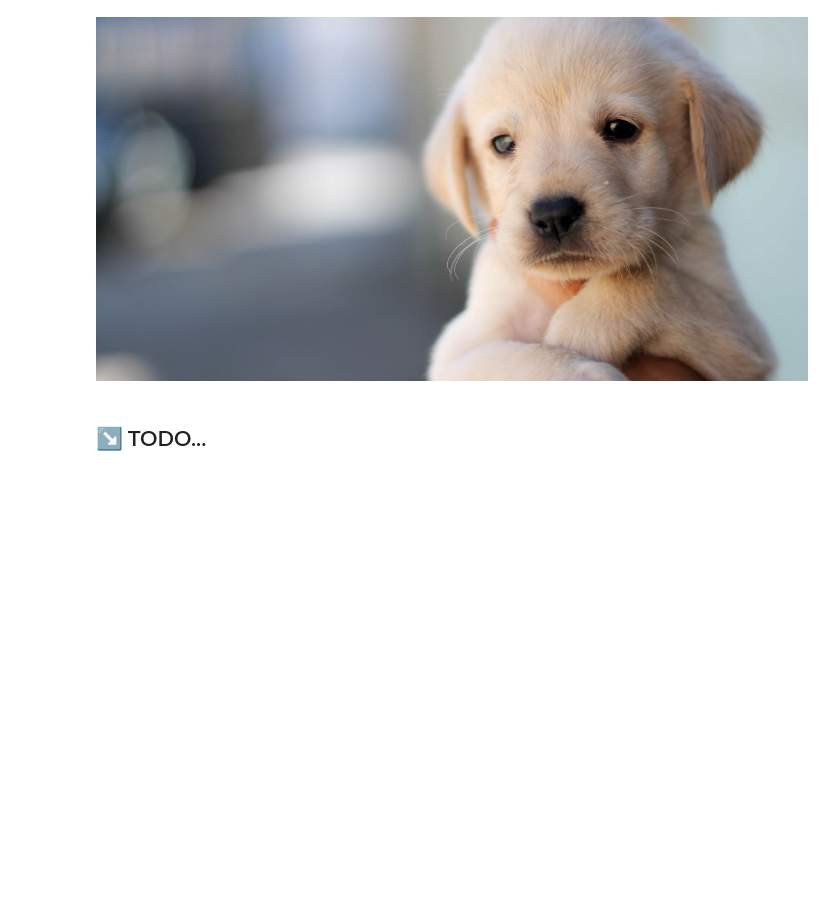
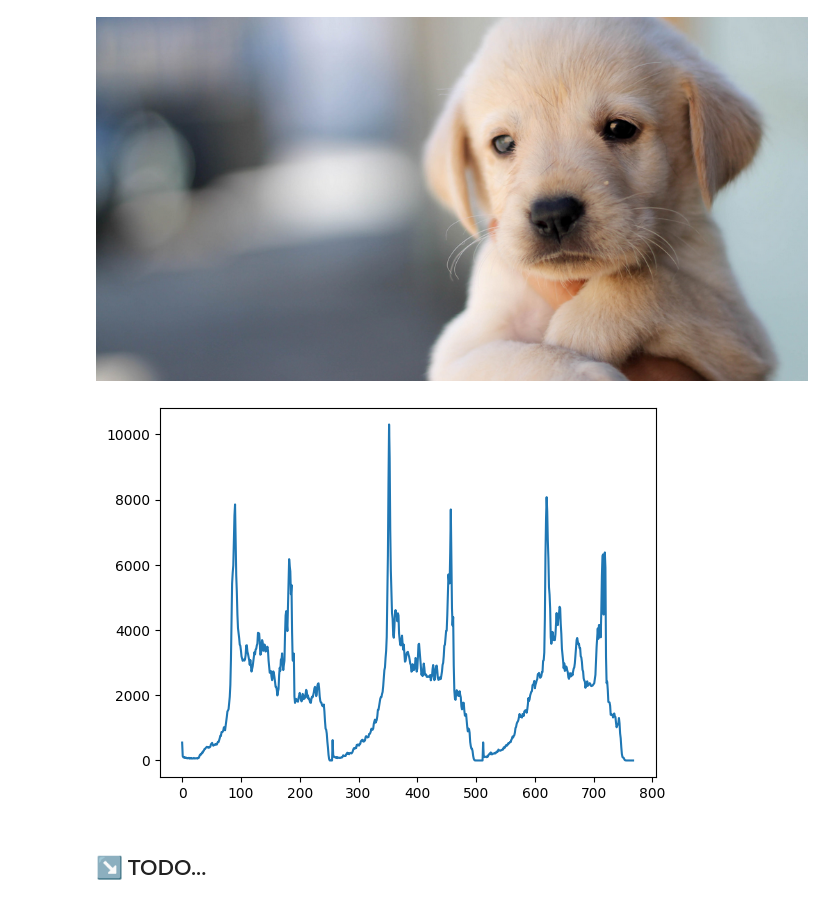
Before and after one commit to francodesource/GPUComputing, a Jupyter notebook: lab3/CUDA_lab3_TODO.ipynb, the cells around one changed output. Drawn from its saved outputs; the diff is of its cells as text; code cells hidden in the pictures; blank space fills up the shorter version.

```diff
--- a/lab3/CUDA_lab3_TODO.ipynb
+++ b/lab3/CUDA_lab3_TODO.ipynb
@@ -330,6 +327,11 @@ img
 # %% [output]
 Image size: 1024 x 524 x 3
 [figure]
+# %%
+plt.plot(img.histogram())
+plt.show()
+# %% [output]
+[figure, added]
 # %% [markdown]
 ## ↘️ TODO...
 # %% [markdown]
```
Also changed, not shown: parts of 14 cells of this notebook.
